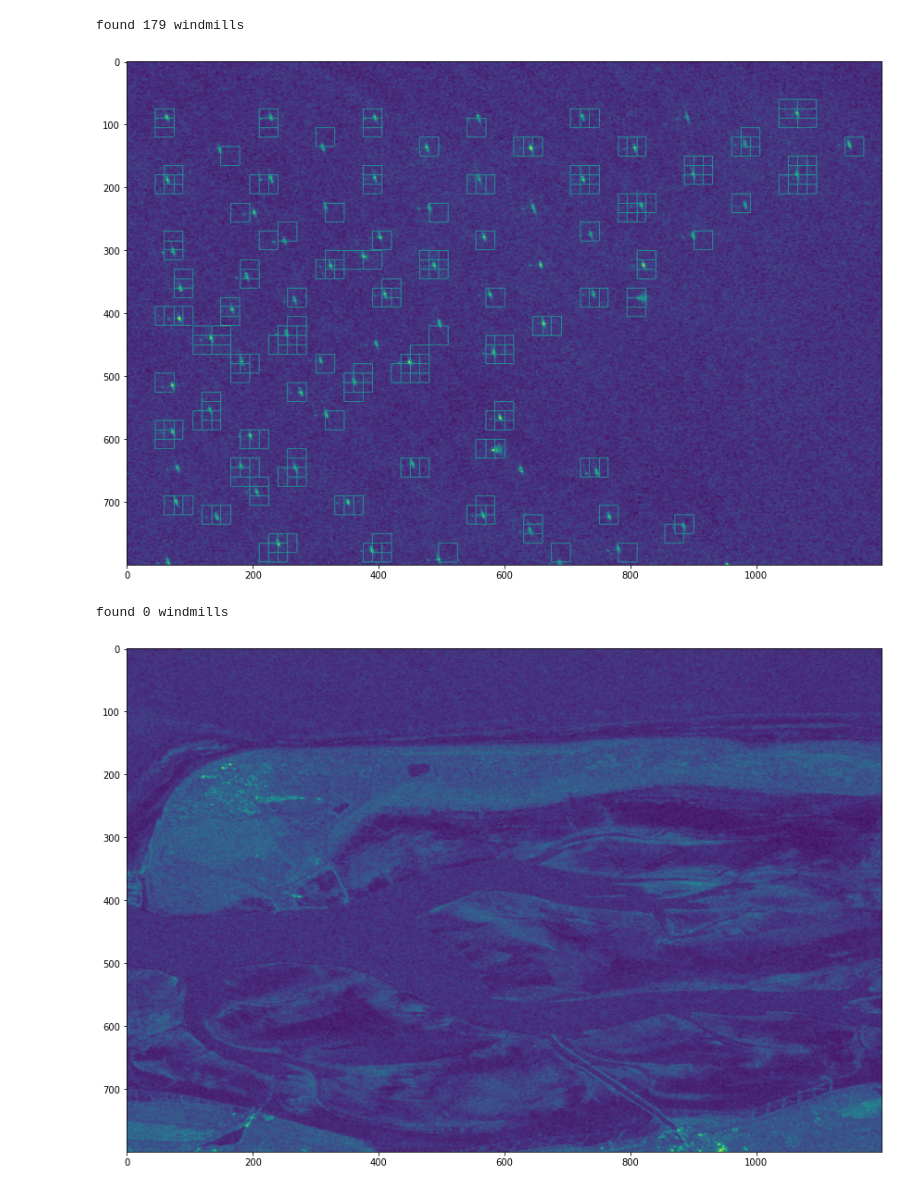
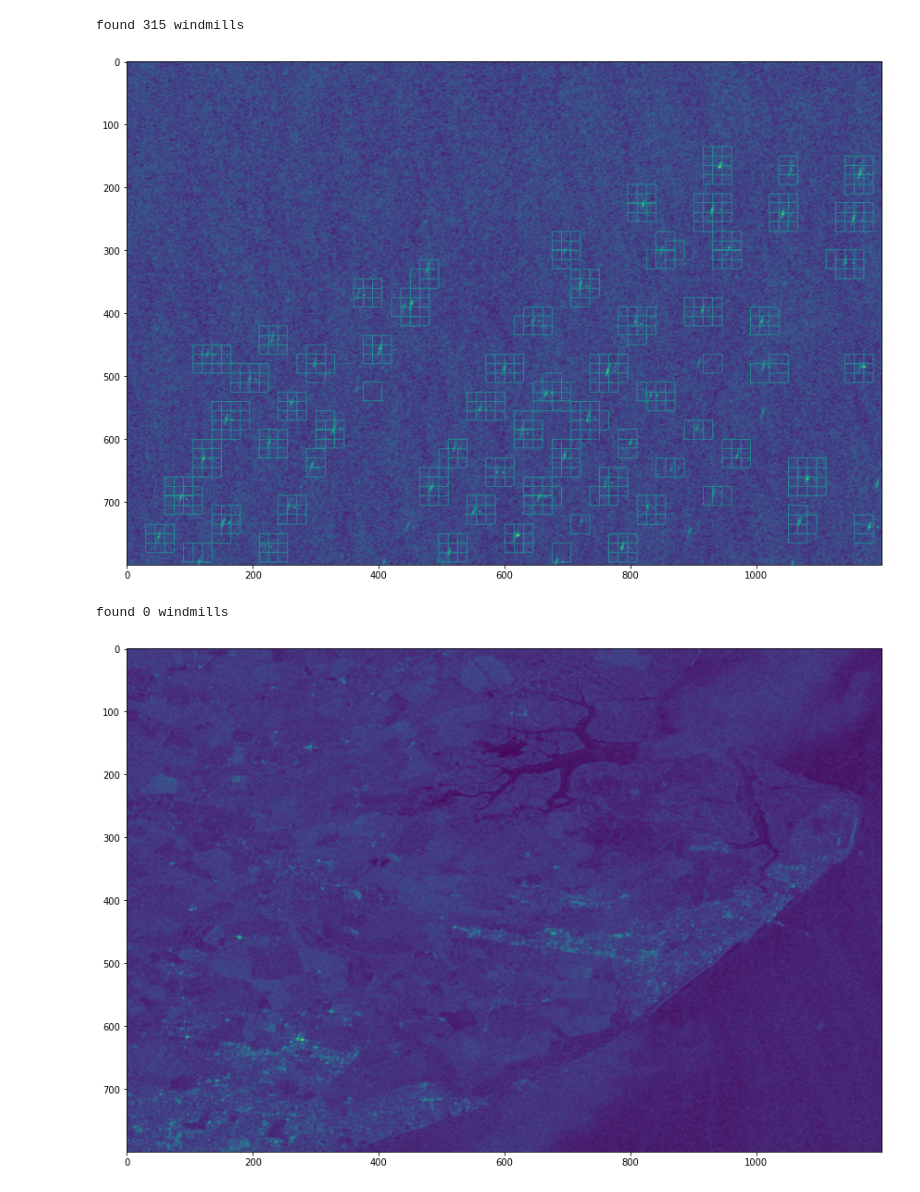
Before and after one commit to aelbrecht/cs-windmill, a Jupyter notebook: detect_v4_example.ipynb, the cells around one changed output. Drawn from its saved outputs; the diff is of its cells as text; code cells hidden in the pictures.

```diff
--- a/detect_v4_example.ipynb
+++ b/detect_v4_example.ipynb
@@ -11,7 +11,7 @@ def get_processed_image(coord):
     return get_filtered_satellite_float32(coord, block_size, img_raw, dataset_raw)
 # %%
 # haal dataset op waar je molens kan zien
-dataset_raw = rasterio.open("./data/crs-2.tiff")
+dataset_raw = rasterio.open("./data/crs.tiff")
 img_raw = dataset_raw.read(1)
 block_size = 30
 # %%
@@ -164,7 +151,7 @@ def plot_windmills(left_top_coord, size=(1200, 800), intensity=1):
 
     found = 0
     for i, result in enumerate(results):
-        if result[1] > 0.5 and result[0] < 0.3:
+        if result[1] > result[0]:
             found += 1
             coord = needles[i]
             xx, yy = dataset_raw.index(coord['lon'], coord['lat'])
@@ -189,14 +176,14 @@ found 19 windmills
 # %%
 # vb molens
-plot_windmills((6.93274,54.10366))
+plot_windmills((1.85730,52.01960))
 # %% [output]
-found 179 windmills
+found 315 windmills
-[figure, old version]
+[figure, new version]
 # %%
 # vb kust
-plot_windmills((7.46026,53.77598))
+plot_windmills((1.12835,51.90720))
 # %% [output]
 found 0 windmills
-[figure, old version]
+[figure, new version]
 # %%
 # het duurt redelijk lang voor dit te runnen
```
Also changed, not shown: parts of 6 cells of this notebook, 1 other file.
